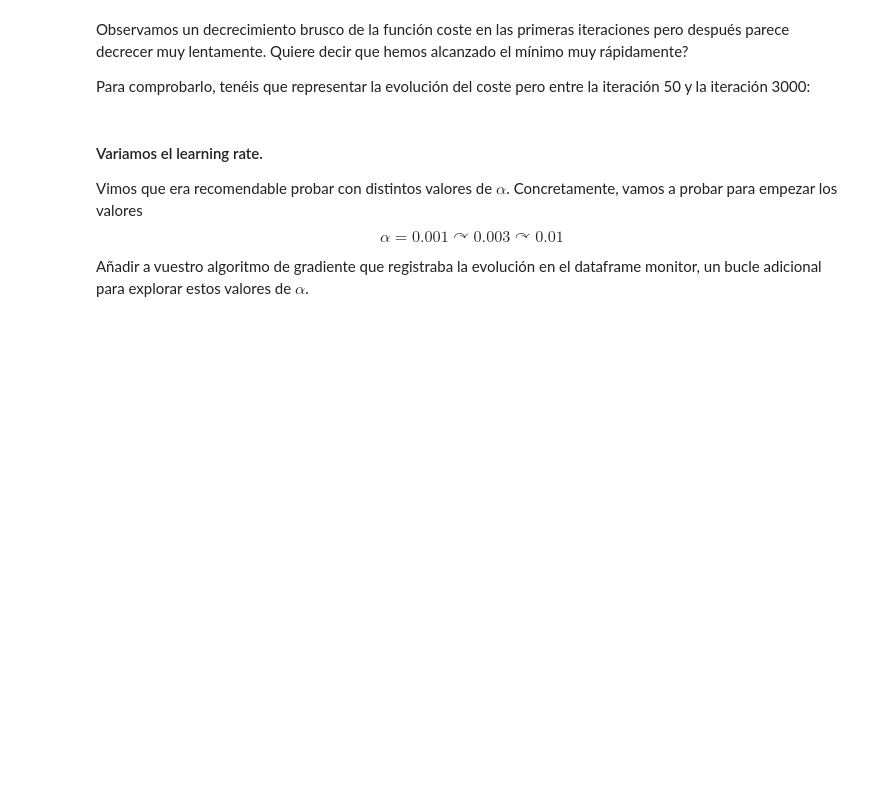
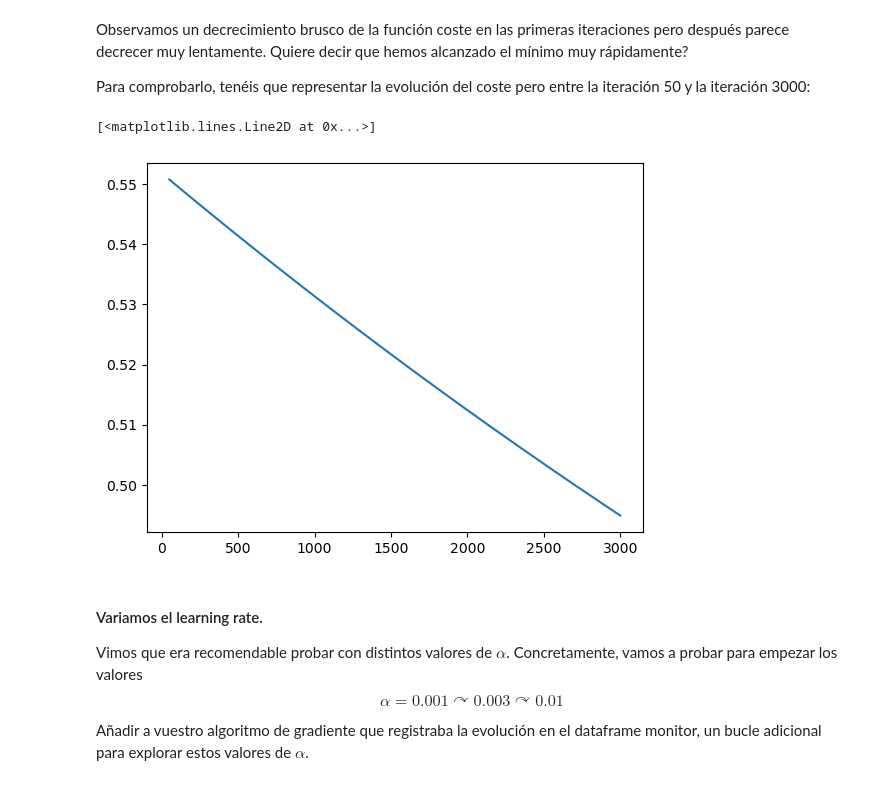
Before and after one commit to Antoniogins/IntroductionToDataScience, a Jupyter notebook: src/07-linear-regresion/01-regresion_lineal_handout.ipynb, the cells around one changed output. Cells and saved outputs as stored; diff of their text form; code cells hidden in the pictures; blank space fills up the shorter version.

```diff
--- a/src/07-linear-regresion/01-regresion_lineal_handout.ipynb
+++ b/src/07-linear-regresion/01-regresion_lineal_handout.ipynb
@@ -185,3 +321,14 @@ Para comprobarlo, tenéis que representar la evolución del coste pero entre la
+# %%
+# Completar aquí
+fix, ax = plt.subplots()
+ax.plot(
+    monitor.index[50:3000],
+    monitor["coste"][50:3000],
+)
+# --------------------
+# %% [output]
+[<matplotlib.lines.Line2D at 0x...>]
+[figure, added]
 # %% [markdown]
 #### Variamos el learning rate.
 
```
Also changed, not shown: parts of 23 cells of this notebook, 1 other file.
